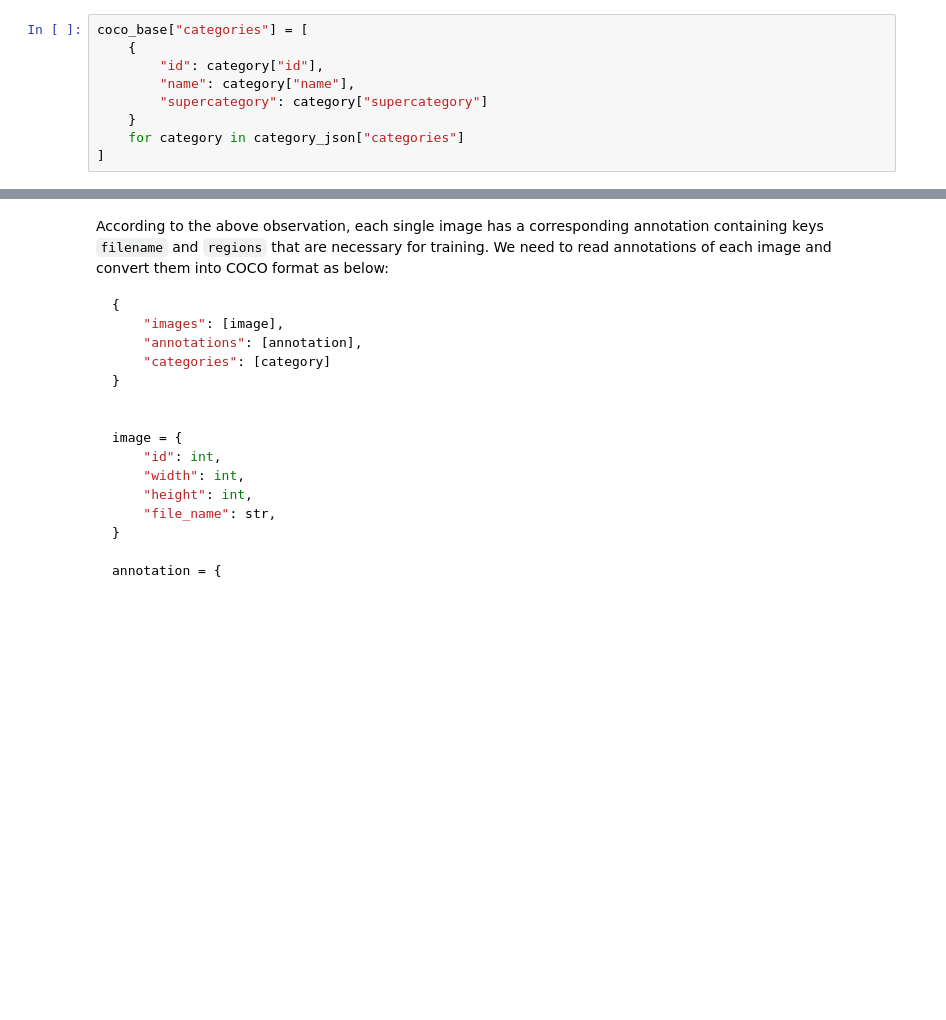
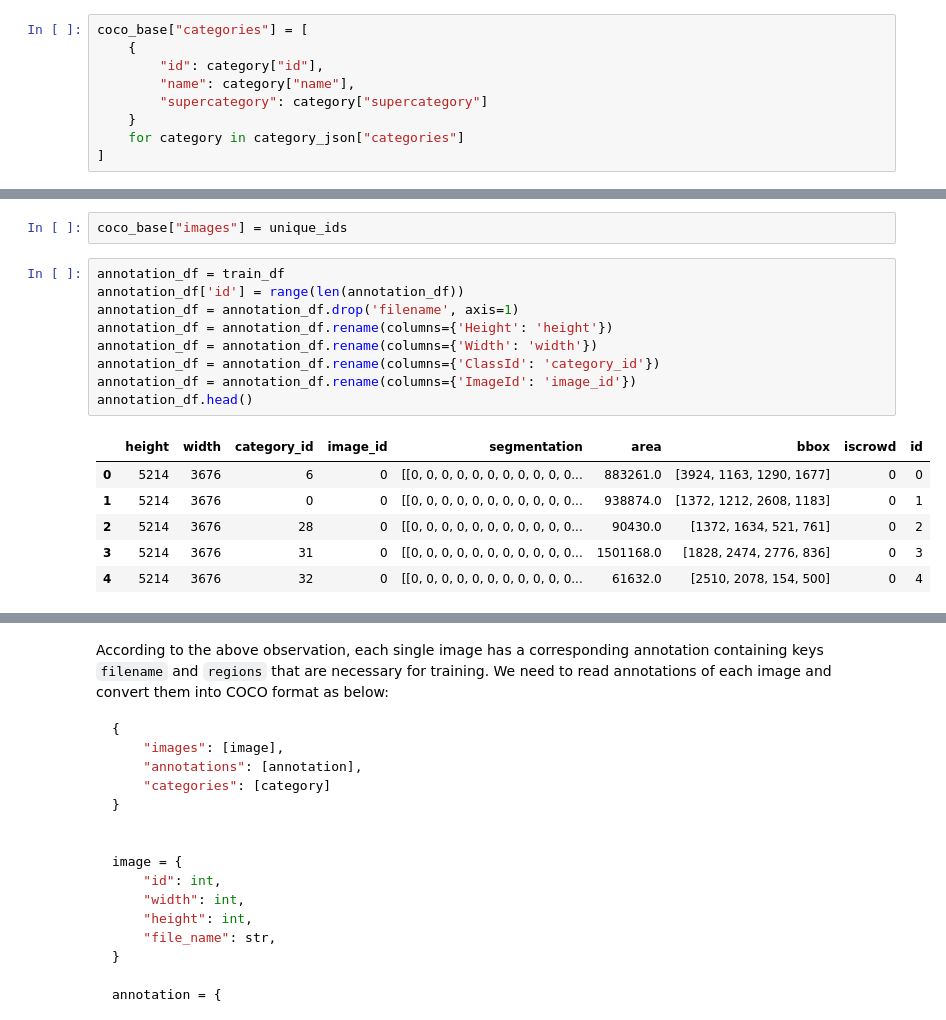
Before and after one commit to chloeleehn/imaterialist_checkpoint, a Jupyter notebook: MMDet_InstanceSeg_Tutorial.ipynb, the cells around one changed output, grey strips where cells are left out. Saved outputs shown, nothing was run; the diff lists cells and outputs as text; blank space fills up the shorter version.

```diff
--- a/MMDet_InstanceSeg_Tutorial.ipynb
+++ b/MMDet_InstanceSeg_Tutorial.ipynb
@@ -429,0 +498,18 @@ coco_base["categories"] = [
+# %%
+coco_base["images"] = unique_ids
+# %%
+annotation_df = train_df
+annotation_df['id'] = range(len(annotation_df))
+annotation_df = annotation_df.drop('filename', axis=1)
+annotation_df = annotation_df.rename(columns={'Height': 'height'})
+annotation_df = annotation_df.rename(columns={'Width': 'width'})
+annotation_df = annotation_df.rename(columns={'ClassId': 'category_id'})
+annotation_df = annotation_df.rename(columns={'ImageId': 'image_id'})
+annotation_df.head()
+# %% [output]
+|  | height | width | category_id | image_id | segmentation | area | bbox | iscrowd | id |
+| 0 | 5214 | 3676 | 6 | 0 | [[0, 0, 0, 0, 0, 0, 0, 0, 0, 0, 0... | 883261.0 | [3924, 1163, 1290, 1677] | 0 | 0 |
+| 1 | 5214 | 3676 | 0 | 0 | [[0, 0, 0, 0, 0, 0, 0, 0, 0, 0, 0... | 938874.0 | [1372, 1212, 2608, 1183] | 0 | 1 |
+| 2 | 5214 | 3676 | 28 | 0 | [[0, 0, 0, 0, 0, 0, 0, 0, 0, 0, 0... | 90430.0 | [1372, 1634, 521, 761] | 0 | 2 |
+| 3 | 5214 | 3676 | 31 | 0 | [[0, 0, 0, 0, 0, 0, 0, 0, 0, 0, 0... | 1501168.0 | [1828, 2474, 2776, 836] | 0 | 3 |
+| 4 | 5214 | 3676 | 32 | 0 | [[0, 0, 0, 0, 0, 0, 0, 0, 0, 0, 0... | 61632.0 | [2510, 2078, 154, 500] | 0 | 4 |
```
Also changed, not shown: parts of 15 cells of this notebook.
